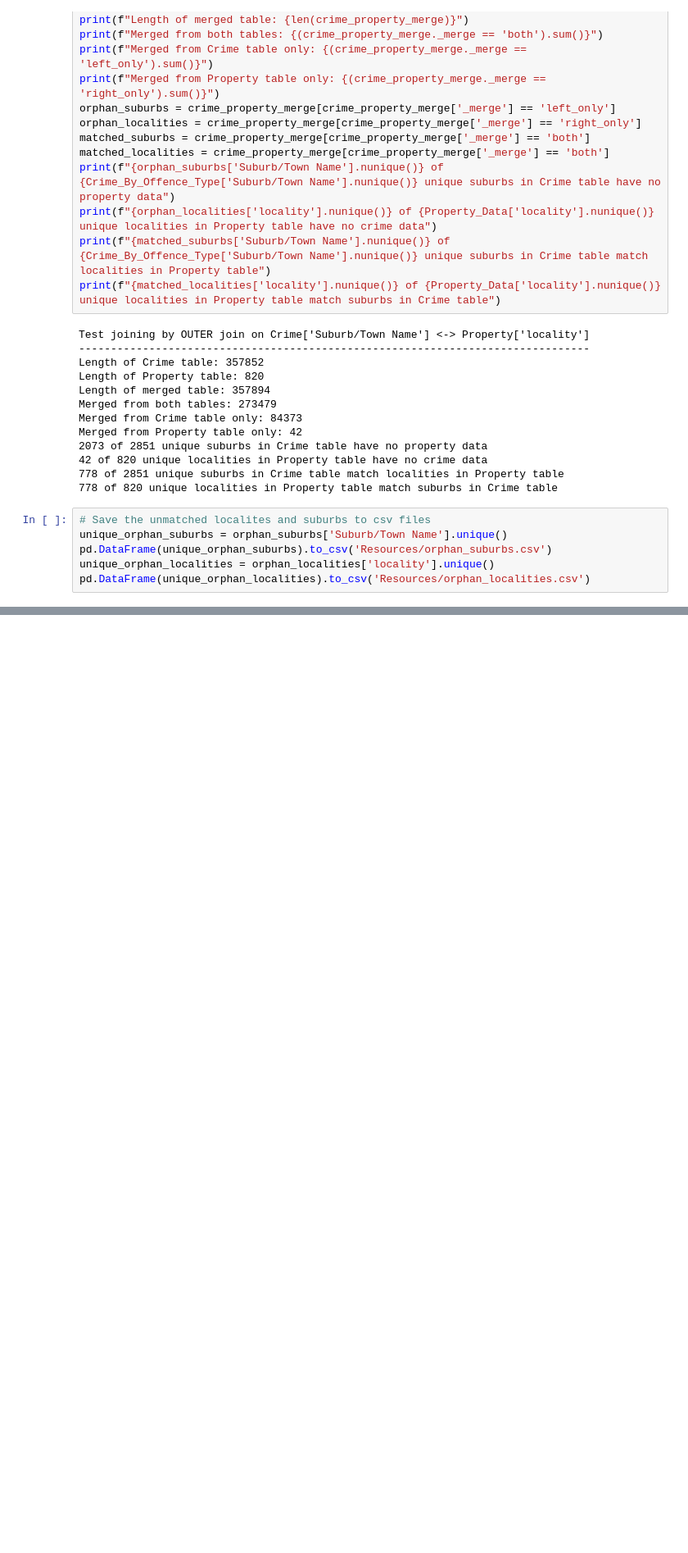
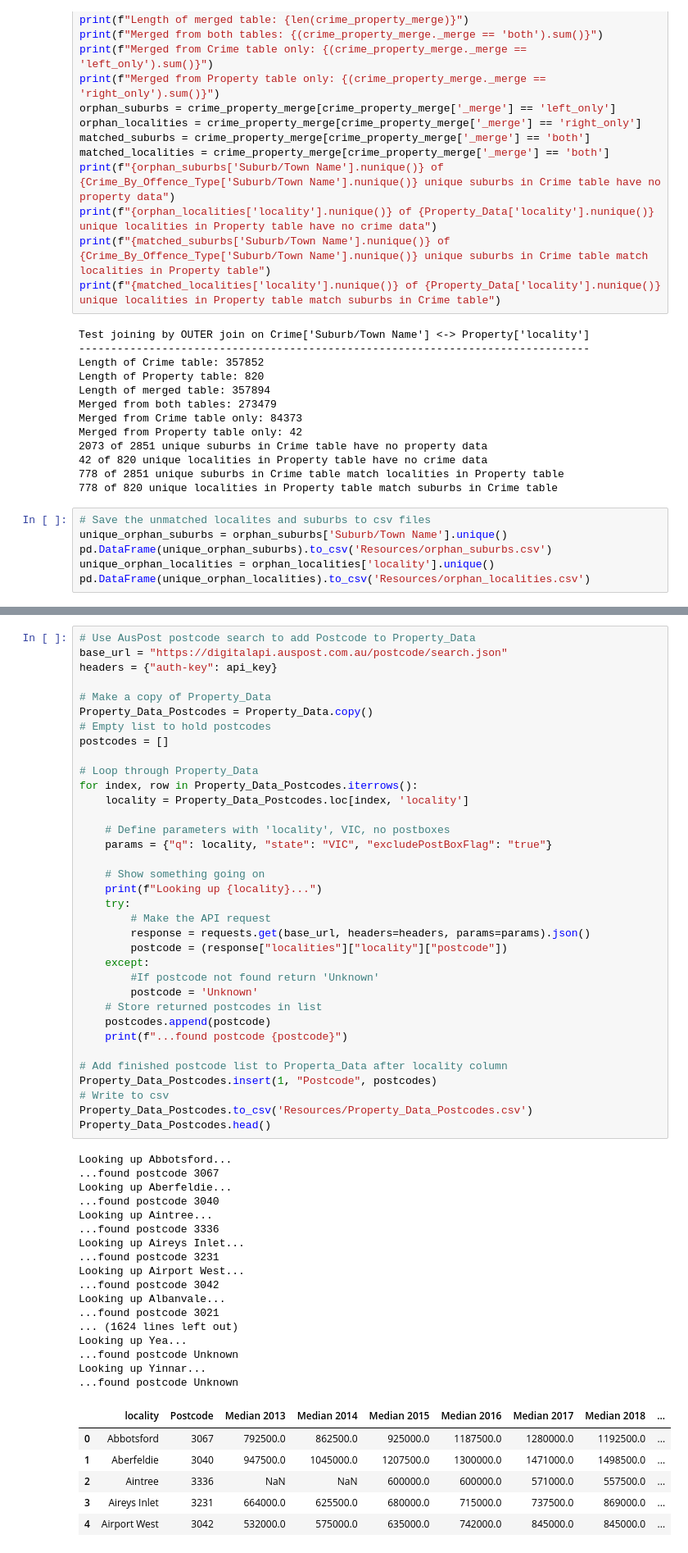
Before and after one commit to rsamma1606/proj-one-group-8, a Jupyter notebook: prj-one_Crime_vs_Property.ipynb, the cells around one changed output, grey strips where cells are left out. Shown at 82% size. Drawn from its saved outputs; the diff is of its cells as text; blank space fills up the shorter version.

Commit message:
merged by postcode

```diff
--- a/prj-one_Crime_vs_Property.ipynb
+++ b/prj-one_Crime_vs_Property.ipynb
@@ -316,0 +331,59 @@ pd.DataFrame(unique_orphan_localities).to_csv('Resources/orphan_localities.csv')
+# %%
+# Use AusPost postcode search to add Postcode to Property_Data
+base_url = "https://digitalapi.auspost.com.au/postcode/search.json"
+headers = {"auth-key": api_key}
+
+# Make a copy of Property_Data
+Property_Data_Postcodes = Property_Data.copy()
+# Empty list to hold postcodes
+postcodes = []
+
+# Loop through Property_Data
+for index, row in Property_Data_Postcodes.iterrows():
+    locality = Property_Data_Postcodes.loc[index, 'locality']
+
+    # Define parameters with 'locality', VIC, no postboxes
+    params = {"q": locality, "state": "VIC", "excludePostBoxFlag": "true"}
+
+    # Show something going on
+    print(f"Looking up {locality}...")
+    try:
+        # Make the API request
+        response = requests.get(base_url, headers=headers, params=params).json()
+        postcode = (response["localities"]["locality"]["postcode"])
+    except:
+        #If postcode not found return 'Unknown'
+        postcode = 'Unknown'
+    # Store returned postcodes in list
+    postcodes.append(postcode)
+    print(f"...found postcode {postcode}")
+
+# Add finished postcode list to Properta_Data after locality column
+Property_Data_Postcodes.insert(1, "Postcode", postcodes)
+# Write to csv
+Property_Data_Postcodes.to_csv('Resources/Property_Data_Postcodes.csv')
+Property_Data_Postcodes.head()
+# %% [output]
+Looking up Abbotsford...
+...found postcode 3067
+Looking up Aberfeldie...
+...found postcode 3040
+Looking up Aintree...
+...found postcode 3336
+Looking up Aireys Inlet...
+...found postcode 3231
+Looking up Airport West...
+...found postcode 3042
+Looking up Albanvale...
+...found postcode 3021
+... (1624 lines left out)
+Looking up Yea...
+...found postcode Unknown
+Looking up Yinnar...
+...found postcode Unknown
+|  | locality | Postcode | Median 2013 | Median 2014 | Median 2015 | Median 2016 | Median 2017 | Median 2018 | ... |
+| 0 | Abbotsford | 3067 | 792500.0 | 862500.0 | 925000.0 | 1187500.0 | 1280000.0 | 1192500.0 | ... |
+| 1 | Aberfeldie | 3040 | 947500.0 | 1045000.0 | 1207500.0 | 1300000.0 | 1471000.0 | 1498500.0 | ... |
+| 2 | Aintree | 3336 | NaN | NaN | 600000.0 | 600000.0 | 571000.0 | 557500.0 | ... |
+| 3 | Aireys Inlet | 3231 | 664000.0 | 625500.0 | 680000.0 | 715000.0 | 737500.0 | 869000.0 | ... |
+| 4 | Airport West | 3042 | 532000.0 | 575000.0 | 635000.0 | 742000.0 | 845000.0 | 845000.0 | ... |
```
Also changed, not shown: parts of 11 cells of this notebook, 10 other files.
